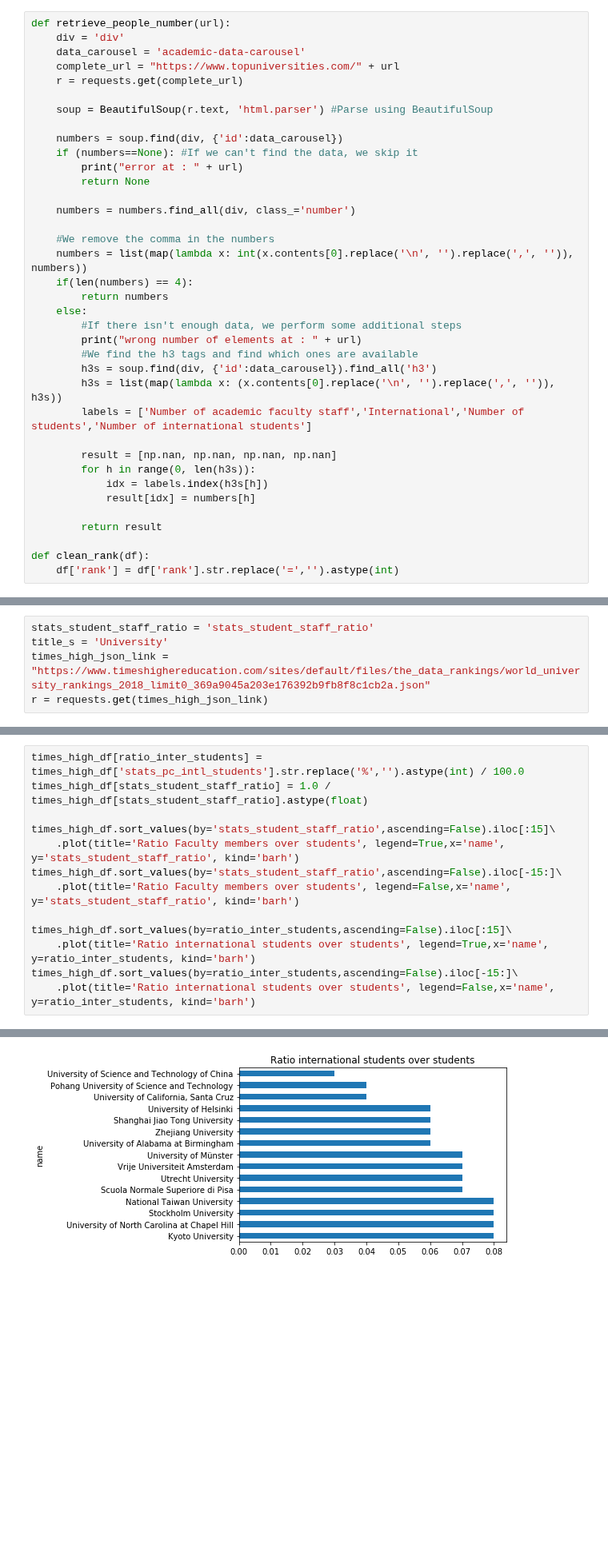
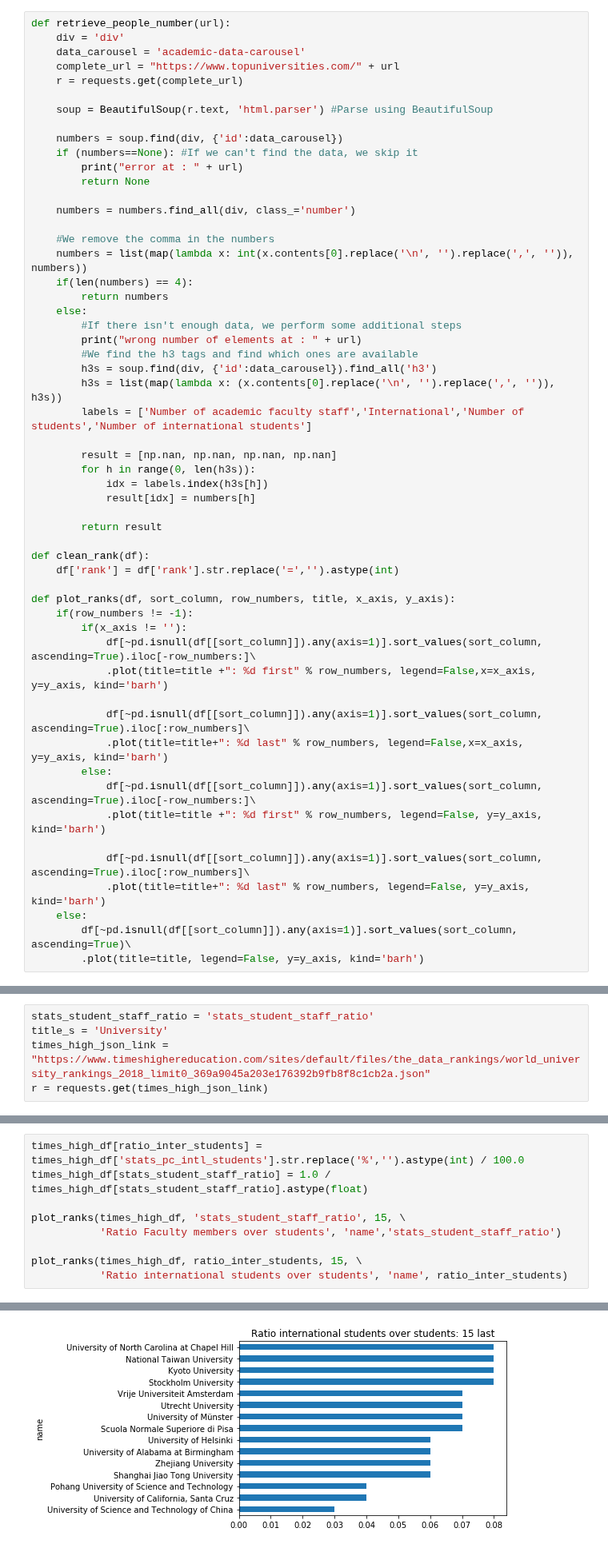
Before and after one commit to AWehenkel/ADA-2017, a Jupyter notebook: 02 - Data from the Web/Lab02.ipynb, the cells around one changed output, grey strips where cells are left out. Shown at 80% size. Saved outputs shown, nothing was run; the diff lists cells and outputs as text; blank space fills up the shorter version.

```diff
--- a/02 - Data from the Web/Lab02.ipynb
+++ b/02 - Data from the Web/Lab02.ipynb
@@ -75,6 +75,24 @@ def retrieve_people_number(url):
 
 def clean_rank(df):
     df['rank'] = df['rank'].str.replace('=','').astype(int)
+
+def plot_ranks(df, sort_column, row_numbers, title, x_axis, y_axis):
+    if(row_numbers != -1):
+        if(x_axis != ''):
+            df[~pd.isnull(df[[sort_column]]).any(axis=1)].sort_values(sort_column, ascending=True).iloc[-row_numbers:]\
+            .plot(title=title +": %d first" % row_numbers, legend=False,x=x_axis, y=y_axis, kind='barh')
+
+            df[~pd.isnull(df[[sort_column]]).any(axis=1)].sort_values(sort_column, ascending=True).iloc[:row_numbers]\
+            .plot(title=title+": %d last" % row_numbers, legend=False,x=x_axis, y=y_axis, kind='barh')
+        else:
+            df[~pd.isnull(df[[sort_column]]).any(axis=1)].sort_values(sort_column, ascending=True).iloc[-row_numbers:]\
+            .plot(title=title +": %d first" % row_numbers, legend=False, y=y_axis, kind='barh')
+
+            df[~pd.isnull(df[[sort_column]]).any(axis=1)].sort_values(sort_column, ascending=True).iloc[:row_numbers]\
+            .plot(title=title+": %d last" % row_numbers, legend=False, y=y_axis, kind='barh')
+    else:
+        df[~pd.isnull(df[[sort_column]]).any(axis=1)].sort_values(sort_column, ascending=True)\
+        .plot(title=title, legend=False, y=y_axis, kind='barh')
 # %% [markdown]
 We then create the DataFrame using the data from the main page, then populate a new DataFrame by iterating in the original DataFrame and retrieving the details for each university
 # %%
@@ -216,13 +231,9 @@ times_high_df.head()
 times_high_df[ratio_inter_students] = times_high_df['stats_pc_intl_students'].str.replace('%','').astype(int) / 100.0
 times_high_df[stats_student_staff_ratio] = 1.0 / times_high_df[stats_student_staff_ratio].astype(float)
 
-times_high_df.sort_values(by='stats_student_staff_ratio',ascending=False).iloc[:15]\
-    .plot(title='Ratio Faculty members over students', legend=True,x='name', y='stats_student_staff_ratio', kind='barh')
-times_high_df.sort_values(by='stats_student_staff_ratio',ascending=False).iloc[-15:]\
-    .plot(title='Ratio Faculty members over students', legend=False,x='name', y='stats_student_staff_ratio', kind='barh')
+plot_ranks(times_high_df, 'stats_student_staff_ratio', 15, \
+           'Ratio Faculty members over students', 'name','stats_student_staff_ratio')
 
-times_high_df.sort_values(by=ratio_inter_students,ascending=False).iloc[:15]\
-    .plot(title='Ratio international students over students', legend=True,x='name', y=ratio_inter_students, kind='barh')
-times_high_df.sort_values(by=ratio_inter_students,ascending=False).iloc[-15:]\
-    .plot(title='Ratio international students over students', legend=False,x='name', y=ratio_inter_students, kind='barh')
+plot_ranks(times_high_df, ratio_inter_students, 15, \
+           'Ratio international students over students', 'name', ratio_inter_students)
 # %% [output]
@@ -233,4 +243,4 @@ times_high_df.sort_values(by=ratio_inter_students,ascending=False).iloc[-15:]\
-[figure, old version]
+[figure, new version]
 # %%
 times_high_df[students] = times_high_df['stats_number_students'].astype(str).str.replace(',','').astype(int)
 times_high_df[inter_students] = np.round(times_high_df[students] * times_high_df[ratio_inter_students]).astype(int)
```
Also changed, not shown: parts of 21 cells of this notebook.
